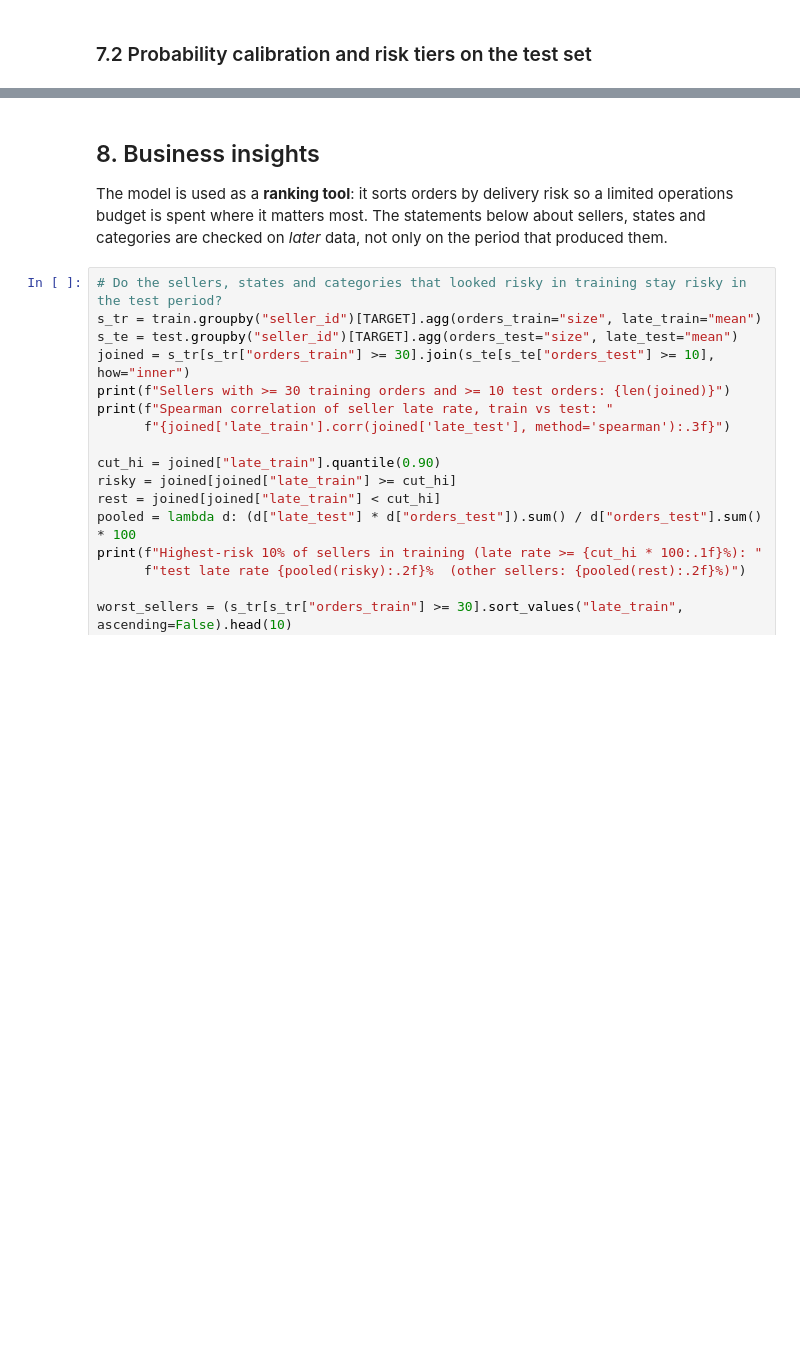
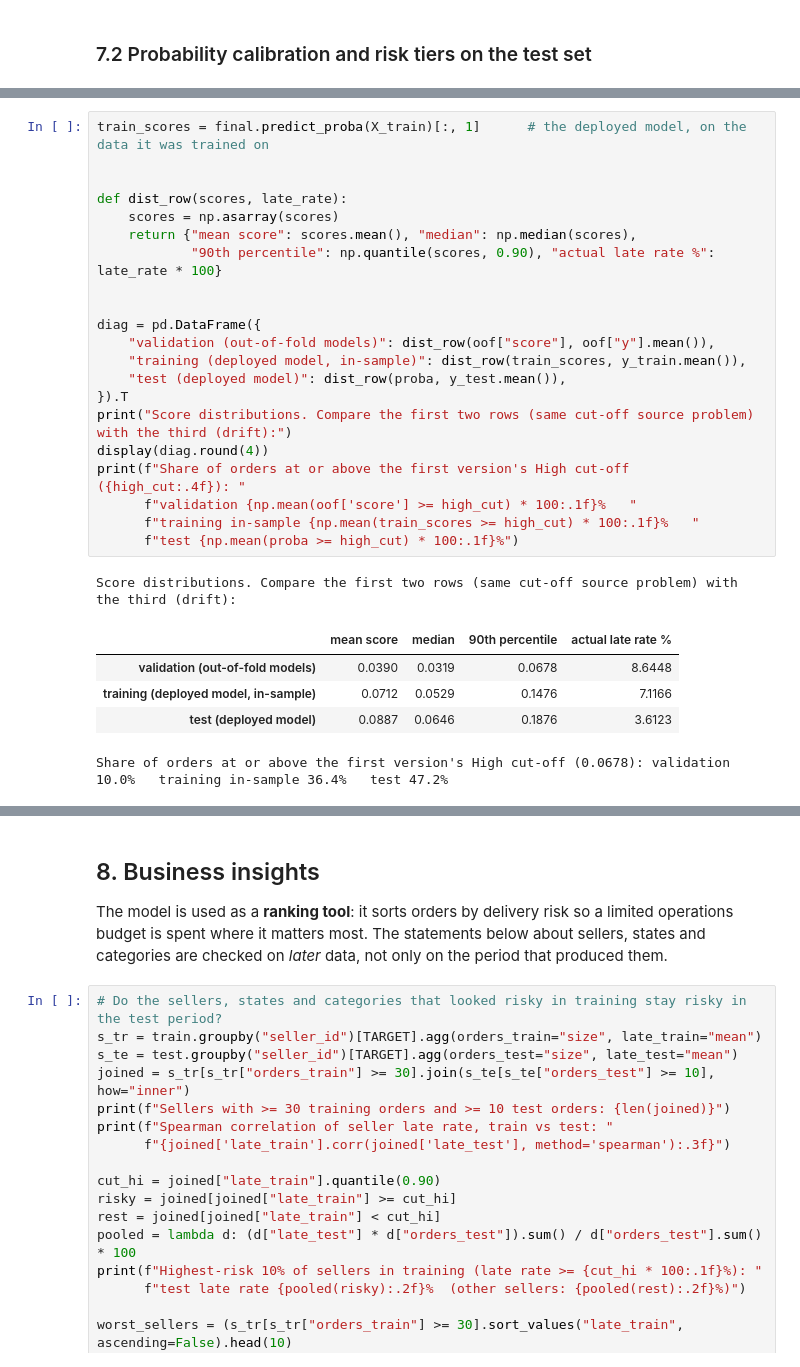
Before and after one commit to mohamedghalwash10/late-delivery-predictor, a Jupyter notebook: notebooks/late_delivery_predictor.ipynb, the cells around one changed output, grey strips where cells are left out. Drawn from its saved outputs; the diff is of its cells as text; blank space fills up the shorter version.

```diff
--- a/notebooks/late_delivery_predictor.ipynb
+++ b/notebooks/late_delivery_predictor.ipynb
@@ -756,0 +1183,28 @@ finish(fig, "29_calibration.png")
+# %%
+train_scores = final.predict_proba(X_train)[:, 1]      # the deployed model, on the data it was trained on
+
+
+def dist_row(scores, late_rate):
+    scores = np.asarray(scores)
+    return {"mean score": scores.mean(), "median": np.median(scores),
+            "90th percentile": np.quantile(scores, 0.90), "actual late rate %": late_rate * 100}
+
+
+diag = pd.DataFrame({
+    "validation (out-of-fold models)": dist_row(oof["score"], oof["y"].mean()),
+    "training (deployed model, in-sample)": dist_row(train_scores, y_train.mean()),
+    "test (deployed model)": dist_row(proba, y_test.mean()),
+}).T
+print("Score distributions. Compare the first two rows (same cut-off source problem) with the third (drift):")
+display(diag.round(4))
+print(f"Share of orders at or above the first version's High cut-off ({high_cut:.4f}): "
+      f"validation {np.mean(oof['score'] >= high_cut) * 100:.1f}%   "
+      f"training in-sample {np.mean(train_scores >= high_cut) * 100:.1f}%   "
+      f"test {np.mean(proba >= high_cut) * 100:.1f}%")
+# %% [output]
+Score distributions. Compare the first two rows (same cut-off source problem) with the third (drift):
+|  | mean score | median | 90th percentile | actual late rate % |
+| validation (out-of-fold models) | 0.0390 | 0.0319 | 0.0678 | 8.6448 |
+| training (deployed model, in-sample) | 0.0712 | 0.0529 | 0.1476 | 7.1166 |
+| test (deployed model) | 0.0887 | 0.0646 | 0.1876 | 3.6123 |
+Share of orders at or above the first version's High cut-off (0.0678): validation 10.0%   training in-sample 36.4%   test 47.2%
```
Also changed, not shown: parts of 36 cells of this notebook, 19 other files.
